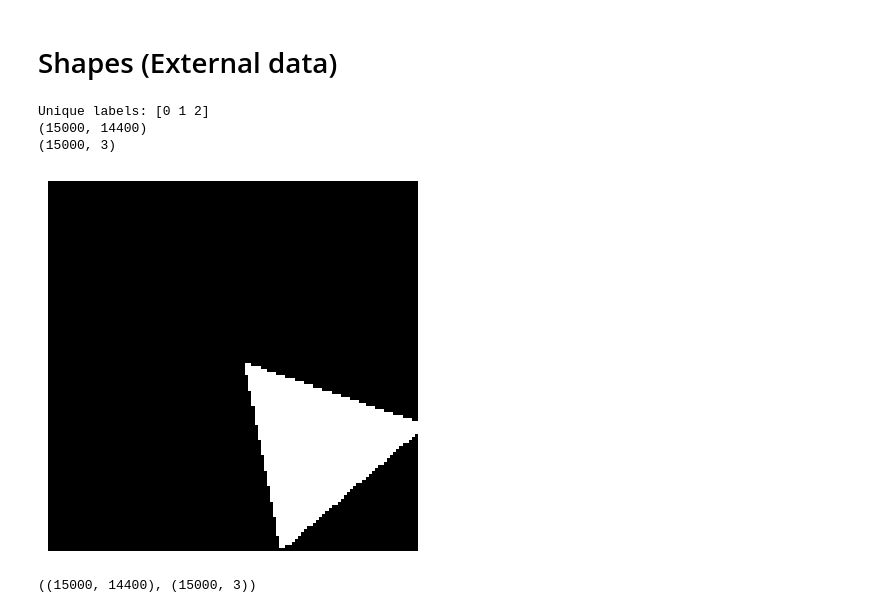
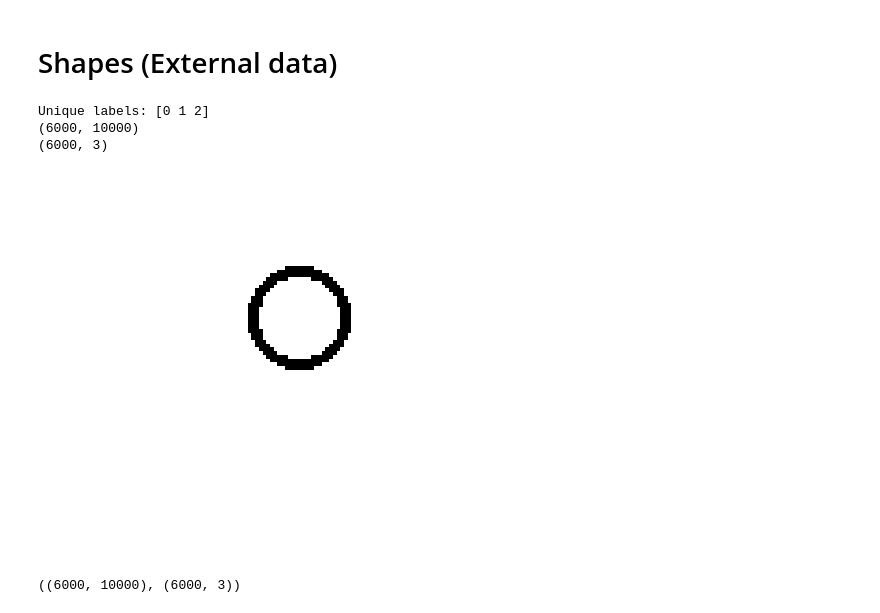
Before and after one commit to MehdiGhorb/object_tracking, a Jupyter notebook: rc.ipynb, the cells around one changed output. Saved outputs shown, nothing was run; the diff lists cells and outputs as text; code cells hidden in the pictures.

```diff
--- a/rc.ipynb
+++ b/rc.ipynb
@@ -256,12 +330,10 @@ print("ground truth label:       ", np.argmax(y_test[90]))
 # %%
-# Define your folders
-main_folder = 'assets/shapes/geometric shapes dataset'
-Circle = os.path.join(main_folder, 'Circle')
-Square = os.path.join(main_folder, 'Square')
-Triangle = os.path.join(main_folder, 'Triangle')
+main_folder = 'assets/new_images_shape'
+Circle = os.path.join(main_folder, 'circle')
+Square = os.path.join(main_folder, 'rectangle')
+Triangle = os.path.join(main_folder, 'triangle')
 folders = [Circle, Square, Triangle]
 
-# Function to load images from a folder
 def load_images(folder, label):
     images = []
     labels = []
@@ -269,19 +341,16 @@ def load_images(folder, label):
     for filename in tqdm(os.listdir(folder), desc=f"Loading images from {folder}"):
         if filename.endswith(".jpg") or filename.endswith(".png"):
             img = Image.open(os.path.join(folder, filename))
-            # Resize image to a fixed size if necessary
-            img = img.resize((HEIGHT, WIDTH))
+            #img = img.resize((100, 100))
             img = np.array(img)
-            img = img[40:160, 40:160, :]
             images.append(img)
             labels.append(label)
 
         f += 1
-        if f == 5000:
+        if f == 2000:
             break
     return images, labels
 
-# Load images and labels
 X = []
 y = []
 n = 0
@@ -291,49 +360,42 @@ for folder in folders:
     y.extend(labels)
     n += 1
 
-# get unique labels
 unique_labels = np.unique(y)
 print("Unique labels:", unique_labels)
 
-# Convert to numpy array
 X = np.array(X)
-X = np.reshape(X, (len(X), (120*120), DIM))
+X = np.reshape(X, (len(X), (100*100), DIM))
 X_gray = np.dot(X[...,:DIM], np.array([0.2989, 0.5870, 0.1140]))
 X = np.expand_dims(X_gray, axis=-1)
 X = X[:, :, 0]
+X = X / 255.0
+X = np.array(X)
+
+y = np.array(y)
+y_encoded = OneHotEncoder().fit_transform(y.reshape(-1, 1)).toarray()
+
 print(X.shape)
-X = X / 255.0
-#X = pd.DataFrame(X)
-y = np.array(y)
-
-# Perform one-hot encoding on labels
-y_encoded = OneHotEncoder().fit_transform(y.reshape(-1, 1)).toarray()
 print(y_encoded.shape)
 # %% [output]
 Unique labels: [0 1 2]
-(15000, 14400)
-(15000, 3)
+(6000, 10000)
+(6000, 3)
 # %%
 import matplotlib.pyplot as plt
 
 def plot_image(image_array):
-    """
-    Plot an image from a NumPy array.
-
-    Parameters:
-        image_array (numpy.ndarray): The image array to be plotted.
-    """
-    plt.imshow(image_array.reshape(120, 120), cmap='gray')  # Assuming grayscale image, change cmap for color images
-    plt.axis('off')  # Turn off axis labels
+    plt.imshow(image_array.reshape(100, 100), cmap='gray')
+    plt.axis('off')
     plt.show()
 
-plot_image(X[14000])
+plot_image(X[1000])
 # %% [output]
-[figure, old version]
+[figure, new version]
 # %%
 X.shape, y_encoded.shape
+# write the name on the frame
 # %% [output]
-((15000, 14400), (15000, 3))
+((6000, 10000), (6000, 3))
 # %%
 # Split data into training and testing sets
 X_train, X_test, y_train, y_test = train_test_split(X, y_encoded, test_size=0.1, random_state=42)
```
Also changed, not shown: parts of 31 cells of this notebook, 4 other files.
